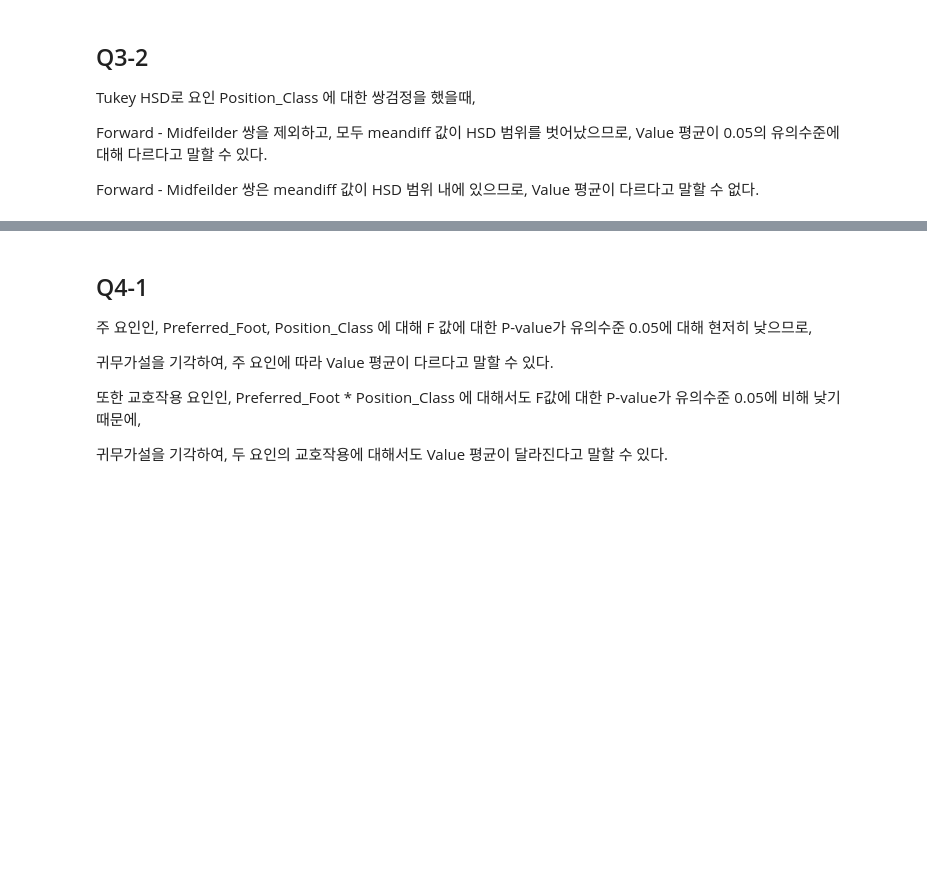
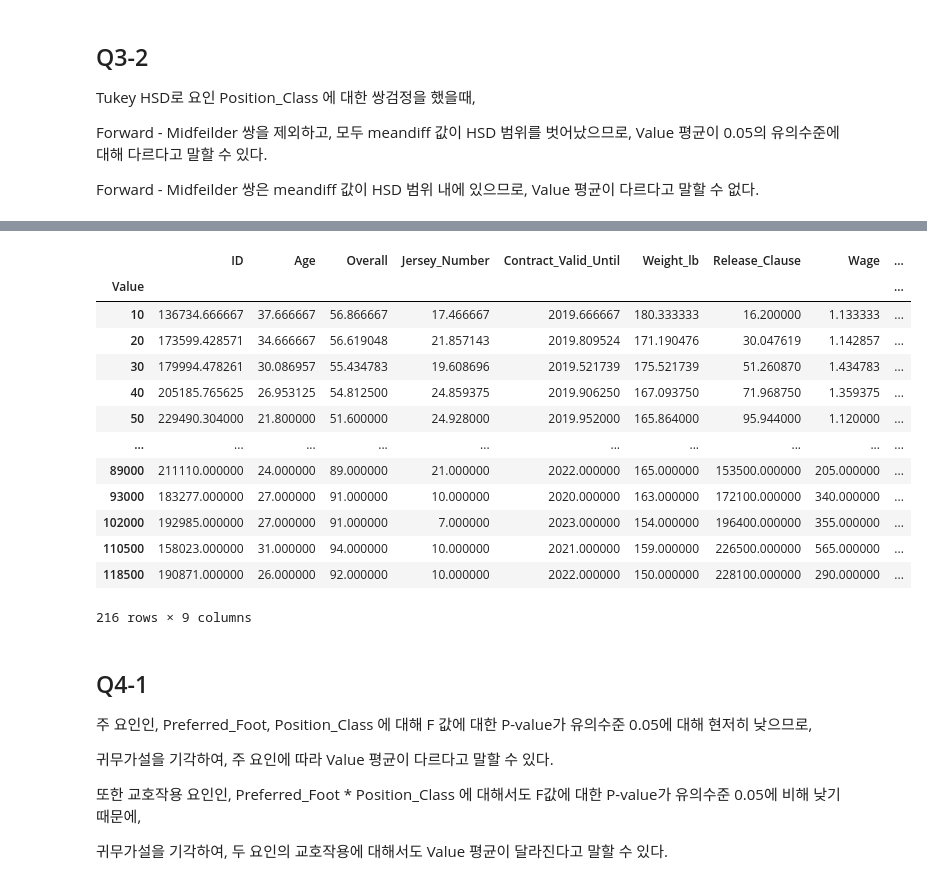
Before and after one commit to ttnyoung/ADP, a Jupyter notebook: ADP24/2_모의고사 숙제 업로드/모의고사 1-2/모의고사1-2통계분석_문재민.ipynb, the cells around one changed output, grey strips where cells are left out. Drawn from its saved outputs; the diff is of its cells as text; code cells hidden in the pictures; blank space fills up the shorter version.

```diff
--- a/ADP24/2_모의고사 숙제 업로드/모의고사 1-2/모의고사1-2통계분석_문재민.ipynb
+++ b/ADP24/2_모의고사 숙제 업로드/모의고사 1-2/모의고사1-2통계분석_문재민.ipynb
@@ -182,6 +165,23 @@ df_fifa.corr()
 | Value | -0.137516 | 0.076442 | 0.629205 | -0.102231 | 0.237373 | 0.044140 | 0.994354 | 1.000000 | ... |
 | Wage | -0.206945 | 0.148563 | 0.573953 | -0.093218 | 0.172608 | 0.065241 | 0.855927 | 0.861540 | ... |
 | Height_cm | -0.092039 | 0.085335 | 0.038583 | -0.041401 | -0.013968 | 0.755261 | 0.001940 | 0.001890 | ... |
+# %%
+df_fifa.groupby(['Value']).mean()
+# %% [output]
+|  | ID | Age | Overall | Jersey_Number | Contract_Valid_Until | Weight_lb | Release_Clause | Wage | ... |
+| Value |  |  |  |  |  |  |  |  | ... |
+| 10 | 136734.666667 | 37.666667 | 56.866667 | 17.466667 | 2019.666667 | 180.333333 | 16.200000 | 1.133333 | ... |
+| 20 | 173599.428571 | 34.666667 | 56.619048 | 21.857143 | 2019.809524 | 171.190476 | 30.047619 | 1.142857 | ... |
+| 30 | 179994.478261 | 30.086957 | 55.434783 | 19.608696 | 2019.521739 | 175.521739 | 51.260870 | 1.434783 | ... |
+| 40 | 205185.765625 | 26.953125 | 54.812500 | 24.859375 | 2019.906250 | 167.093750 | 71.968750 | 1.359375 | ... |
+| 50 | 229490.304000 | 21.800000 | 51.600000 | 24.928000 | 2019.952000 | 165.864000 | 95.944000 | 1.120000 | ... |
+| ... | ... | ... | ... | ... | ... | ... | ... | ... | ... |
+| 89000 | 211110.000000 | 24.000000 | 89.000000 | 21.000000 | 2022.000000 | 165.000000 | 153500.000000 | 205.000000 | ... |
+| 93000 | 183277.000000 | 27.000000 | 91.000000 | 10.000000 | 2020.000000 | 163.000000 | 172100.000000 | 340.000000 | ... |
+| 102000 | 192985.000000 | 27.000000 | 91.000000 | 7.000000 | 2023.000000 | 154.000000 | 196400.000000 | 355.000000 | ... |
+| 110500 | 158023.000000 | 31.000000 | 94.000000 | 10.000000 | 2021.000000 | 159.000000 | 226500.000000 | 565.000000 | ... |
+| 118500 | 190871.000000 | 26.000000 | 92.000000 | 10.000000 | 2022.000000 | 150.000000 | 228100.000000 | 290.000000 | ... |
+216 rows × 9 columns
 # %% [markdown]
 ## Q4-1
 주 요인인, Preferred_Foot, Position_Class 에 대해 F 값에 대한 P-value가 유의수준 0.05에 대해 현저히 낮으므로,
```
Also changed, not shown: parts of 11 cells of this notebook, 1 other file.
